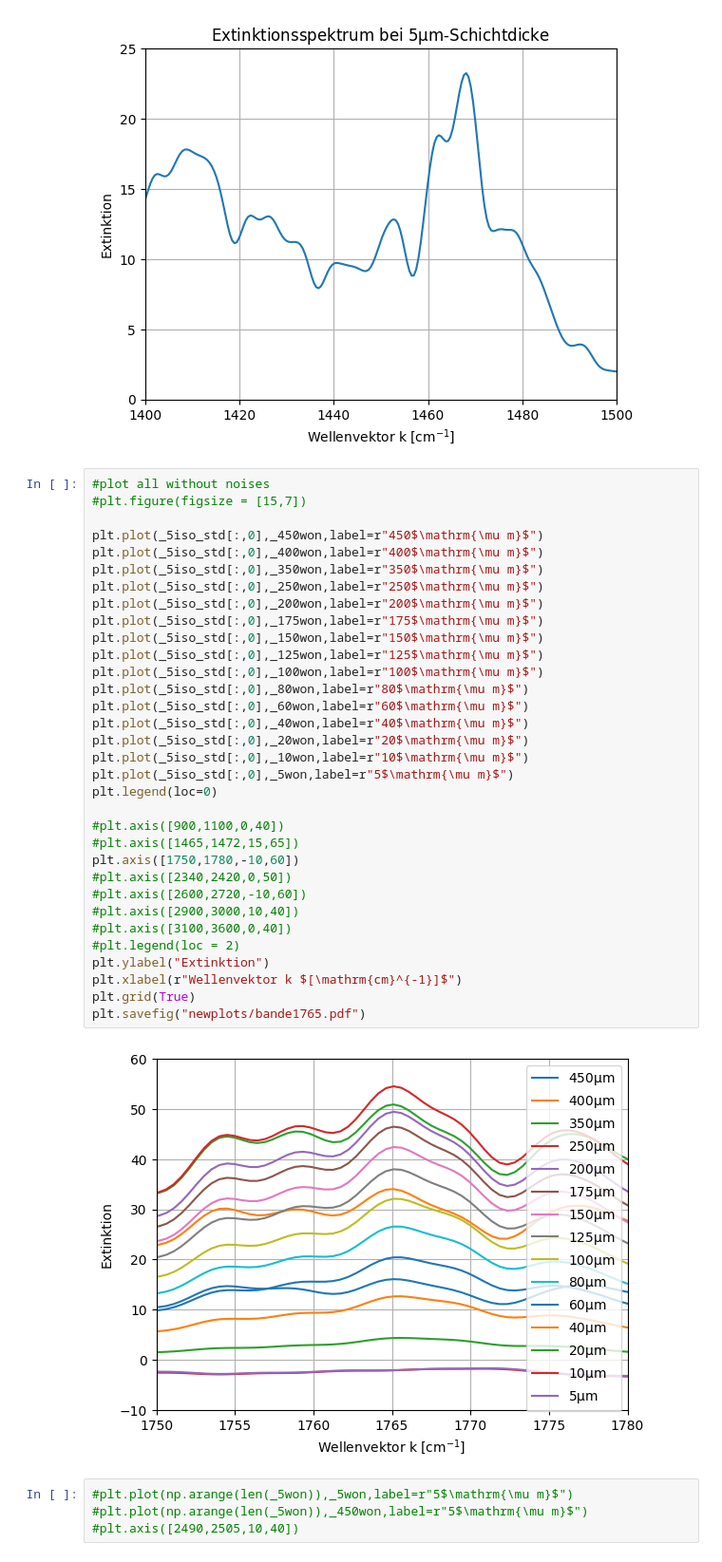
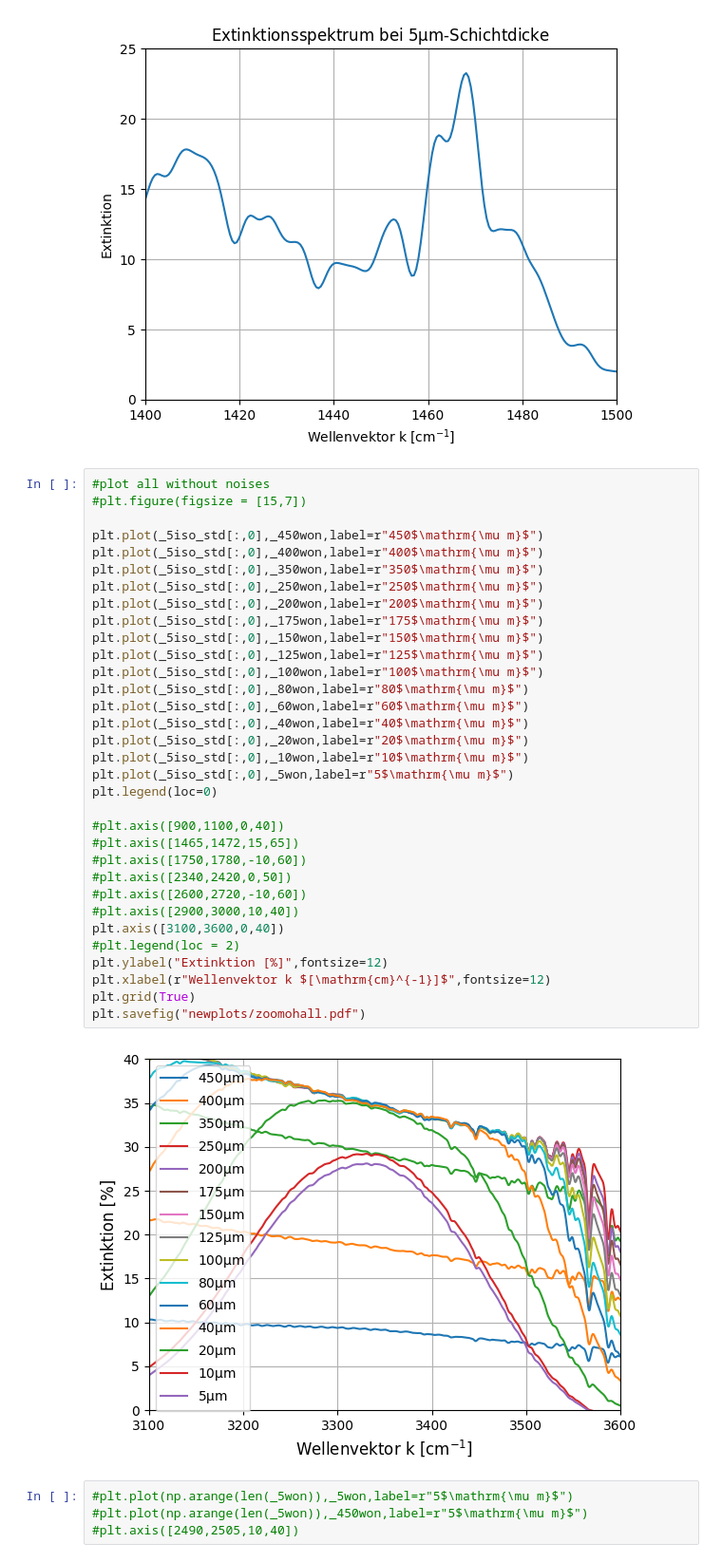
Before and after one commit to iLoveeMilkaa/M1-Lab, a Jupyter notebook: Aufgabe 3 Flüssigkeit.ipynb, the cells around one changed output. Shown: that part at 95% size. Cells and saved outputs as stored; diff of their text form.

```diff
--- a/Aufgabe 3 Flüssigkeit.ipynb
+++ b/Aufgabe 3 Flüssigkeit.ipynb
@@ -276,38 +277,38 @@ plt.axis([1400,1500,0,25])
 # %%
 #plot all without noises
 #plt.figure(figsize = [15,7])
 
 plt.plot(_5iso_std[:,0],_450won,label=r"450$\mathrm{\mu m}$")
 plt.plot(_5iso_std[:,0],_400won,label=r"400$\mathrm{\mu m}$")
 plt.plot(_5iso_std[:,0],_350won,label=r"350$\mathrm{\mu m}$")
 plt.plot(_5iso_std[:,0],_250won,label=r"250$\mathrm{\mu m}$")
 plt.plot(_5iso_std[:,0],_200won,label=r"200$\mathrm{\mu m}$")
 plt.plot(_5iso_std[:,0],_175won,label=r"175$\mathrm{\mu m}$")
 plt.plot(_5iso_std[:,0],_150won,label=r"150$\mathrm{\mu m}$")
 plt.plot(_5iso_std[:,0],_125won,label=r"125$\mathrm{\mu m}$")
 plt.plot(_5iso_std[:,0],_100won,label=r"100$\mathrm{\mu m}$")
 plt.plot(_5iso_std[:,0],_80won,label=r"80$\mathrm{\mu m}$")
 plt.plot(_5iso_std[:,0],_60won,label=r"60$\mathrm{\mu m}$")
 plt.plot(_5iso_std[:,0],_40won,label=r"40$\mathrm{\mu m}$")
 plt.plot(_5iso_std[:,0],_20won,label=r"20$\mathrm{\mu m}$")
 plt.plot(_5iso_std[:,0],_10won,label=r"10$\mathrm{\mu m}$")
 plt.plot(_5iso_std[:,0],_5won,label=r"5$\mathrm{\mu m}$")
 plt.legend(loc=0)
 
 #plt.axis([900,1100,0,40])
 #plt.axis([1465,1472,15,65])
-plt.axis([1750,1780,-10,60])
+#plt.axis([1750,1780,-10,60])
 #plt.axis([2340,2420,0,50])
 #plt.axis([2600,2720,-10,60])
 #plt.axis([2900,3000,10,40])
-#plt.axis([3100,3600,0,40])
+plt.axis([3100,3600,0,40])
 #plt.legend(loc = 2)
-plt.ylabel("Extinktion")
-plt.xlabel(r"Wellenvektor k $[\mathrm{cm}^{-1}]$")
+plt.ylabel("Extinktion [%]",fontsize=12)
+plt.xlabel(r"Wellenvektor k $[\mathrm{cm}^{-1}]$",fontsize=12)
 plt.grid(True)
-plt.savefig("newplots/bande1765.pdf")
+plt.savefig("newplots/zoomohall.pdf")
 # %% [output]
-[figure, old version]
+[figure, new version]
 # %%
 #plt.plot(np.arange(len(_5won)),_5won,label=r"5$\mathrm{\mu m}$")
 #plt.plot(np.arange(len(_5won)),_450won,label=r"5$\mathrm{\mu m}$")
```
Also changed, not shown: parts of 8 cells of this notebook, 10 other files.
